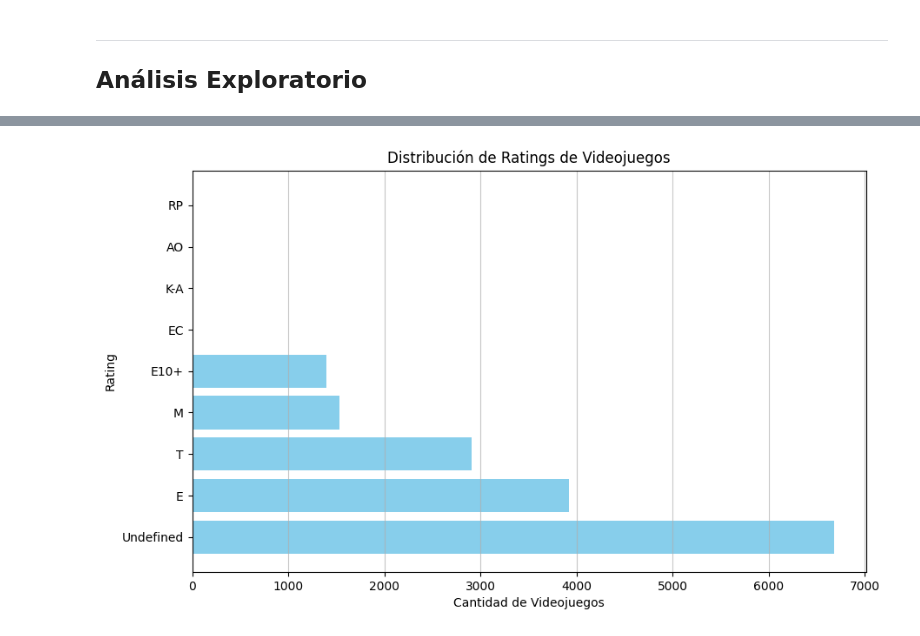
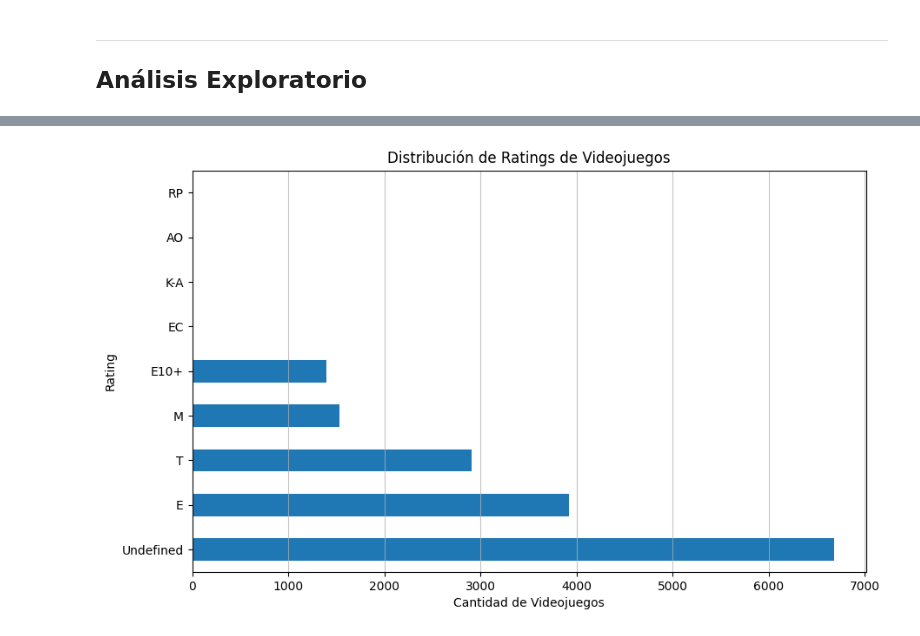
Before and after one commit to cruzdoscar/ice_store, a Jupyter notebook: EDA_videojuegos.ipynb, the cells around one changed output, grey strips where cells are left out. Saved outputs shown, nothing was run; the diff lists cells and outputs as text; code cells hidden in the pictures.

```diff
--- a/EDA_videojuegos.ipynb
+++ b/EDA_videojuegos.ipynb
@@ -386,0 +389,6 @@ Cantidad de géneros: 12
+# %%
+# Corregimos el año de lanzamiento del videojuego
+df.loc[df['name'] == 'Strongest Tokyo University Shogi DS', 'year_of_release'] = 2010
+
+# Verificamos el cambio realizado
+print(df[df['name'] == 'Strongest Tokyo University Shogi DS'][['name', 'year_of_release']])
@@ -431,11 +504,10 @@ None
 # %%
-# Creamos un gráfico de barras para visualizar mejor la distribución de 'rating'
 plt.figure(figsize=(10, 6))
-plt.barh(rating_summary.index, rating_summary['Cantidad de Videojuegos'], color='skyblue')
+df['rating'].value_counts().sort_values(ascending=False).plot(kind='barh')
 plt.xlabel('Cantidad de Videojuegos')
 plt.ylabel('Rating')
 plt.title('Distribución de Ratings de Videojuegos')
-plt.grid(axis='x', alpha=0.7)
+plt.grid(axis='x', alpha=0.75)
 plt.show()
 # %% [output]
-[figure, old version]
+[figure, new version]
```
Also changed, not shown: parts of 18 cells of this notebook.
